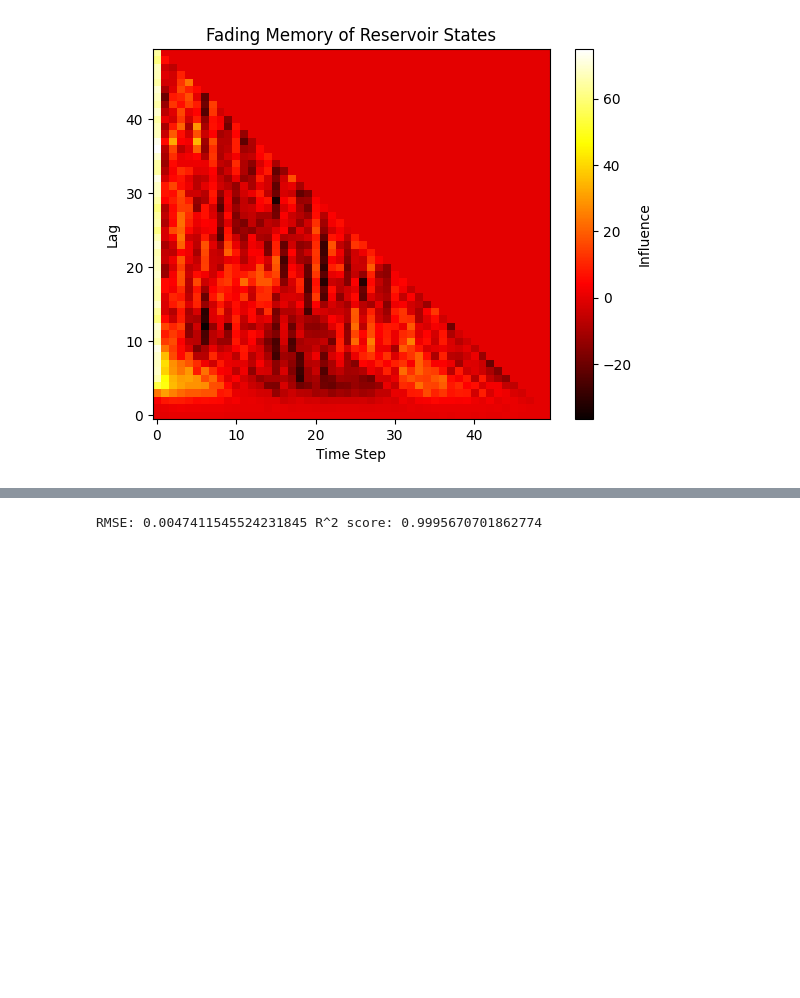
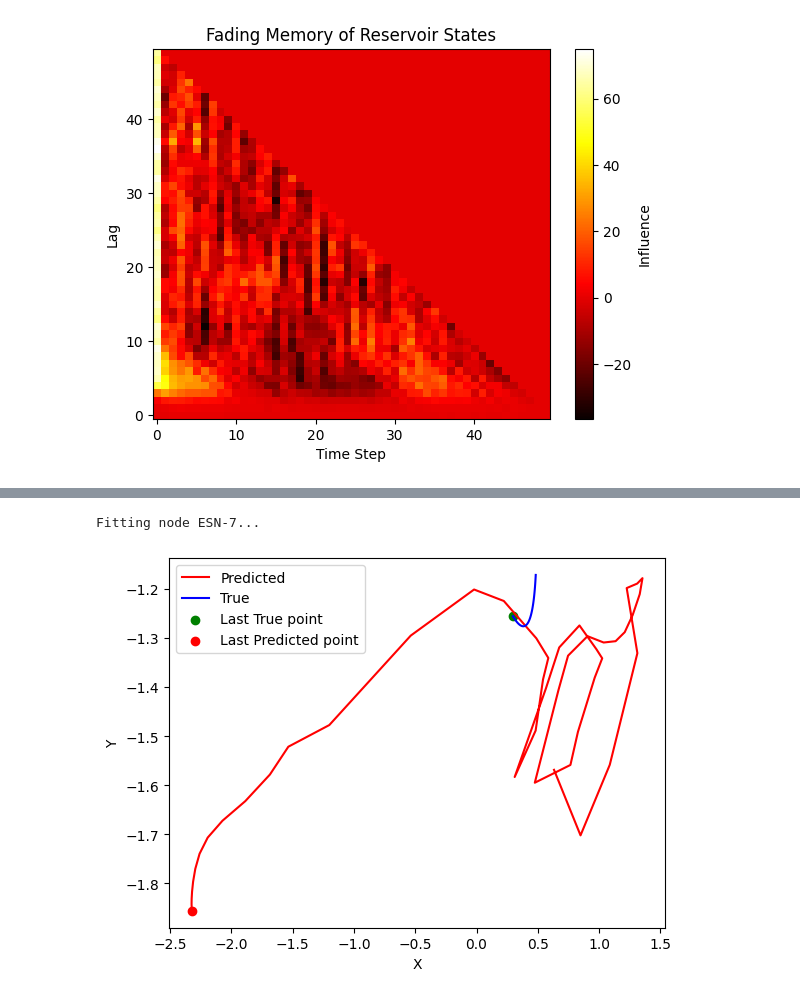
Before and after one commit to michelebanfi/chaotic-time-series-prediction, a Jupyter notebook: prova.ipynb, the cells around one changed output, grey strips where cells are left out. Cells and saved outputs as stored; diff of their text form; code cells hidden in the pictures; blank space fills up the shorter version.

```diff
--- a/prova.ipynb
+++ b/prova.ipynb
@@ -79,6 +62,69 @@ predictions = esn.run(X[501:-1])
-# %%
-from reservoirpy.observables import rmse, rsquare
-
-print("RMSE:", rmse(X[502:], predictions), "R^2 score:", rsquare(X[502:], predictions))
-# %% [output]
-RMSE: 0.0047411545524231845 R^2 score: 0.9995670701862774
+# %%
+import pandas as pd
+from reservoirpy.nodes import Reservoir, Ridge, ESN
+from reservoirpy.datasets import to_forecasting
+import numpy as np
+import matplotlib.pyplot as plt
+
+df = pd.read_csv("3BP_0.csv")
+X = df[['x','y', 'vx', 'vy']].values
+
+# scale the data
+X = (X - np.mean(X, axis=0)) / np.std(X, axis=0)
+
+n = int(len(X) * 0.8)
+
+variables = 4
+
+x, y = to_forecasting(X, forecast=1)
+X_train1, y_train1 = x[:n], y[:n]
+X_test1, y_test1 = x[n:], y[n:]
+
+units = 1000
+leak_rate = 0.8
+spectral_radius = 0.9
+input_scaling = 1.0
+connectivity = 0.1
+input_connectivity = 0.2
+regularization = 1e-8
+
+reservoir = Reservoir(units, input_scaling=input_scaling, sr=spectral_radius,
+                  lr=leak_rate, rc_connectivity=connectivity,
+                  input_connectivity=input_connectivity)
+
+readout = Ridge(variables, ridge=regularization)
+
+esn = ESN(reservoir=reservoir, readout=readout, workers=-1)
+
+# train the ESN
+esn.fit(X_train1, y_train1)
+
+seed_timesteps = 100
+
+warming_inputs = X_test1[:seed_timesteps]
+
+warming_out = esn.run(warming_inputs, reset=True)
+
+nb_generations = 100
+
+X_gen = np.zeros((nb_generations, variables))
+y = warming_out[-1]
+for t in range(nb_generations):  # generation
+    y = esn(y)
+    X_gen[t, :] = y
+
+X_t = X_test1[seed_timesteps: nb_generations + seed_timesteps]
+
+# Plot the predicted trajectory
+plt.plot(X_gen[:, 0], X_gen[:, 1], 'r')
+plt.plot(X_t[:, 0], X_t[:, 1], 'b')
+# plot a point in the last position
+plt.scatter(X_t[-1, 0], X_t[-1, 1], c='g')
+plt.scatter(X_gen[-1, 0], X_gen[-1, 1], c='r')
+plt.legend(['Predicted', 'True', 'Last True point', 'Last Predicted point'])
+plt.xlabel('X')
+plt.ylabel('Y')
+plt.show()
+# %% [output]
+Fitting node ESN-7...
+[figure, added]
```
Also changed, not shown: parts of 4 cells of this notebook, 57 other files.
